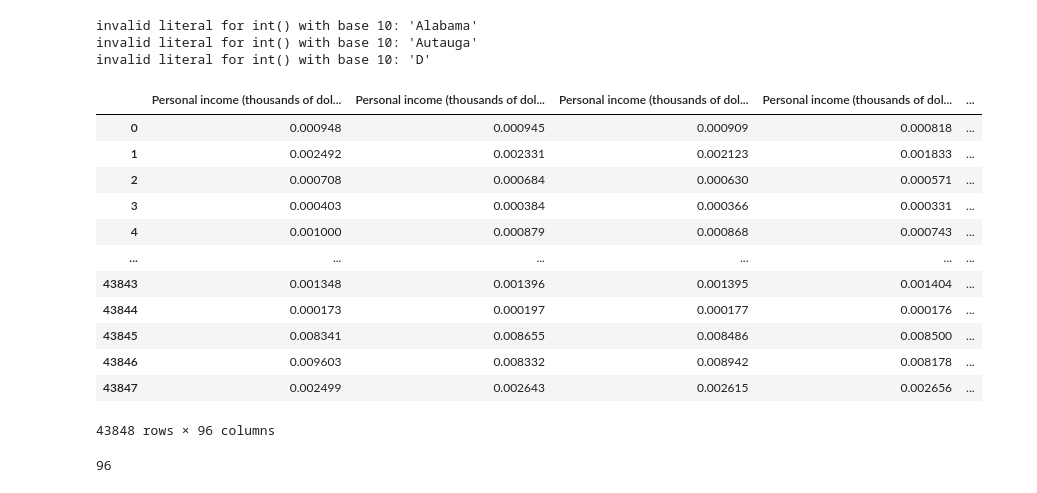
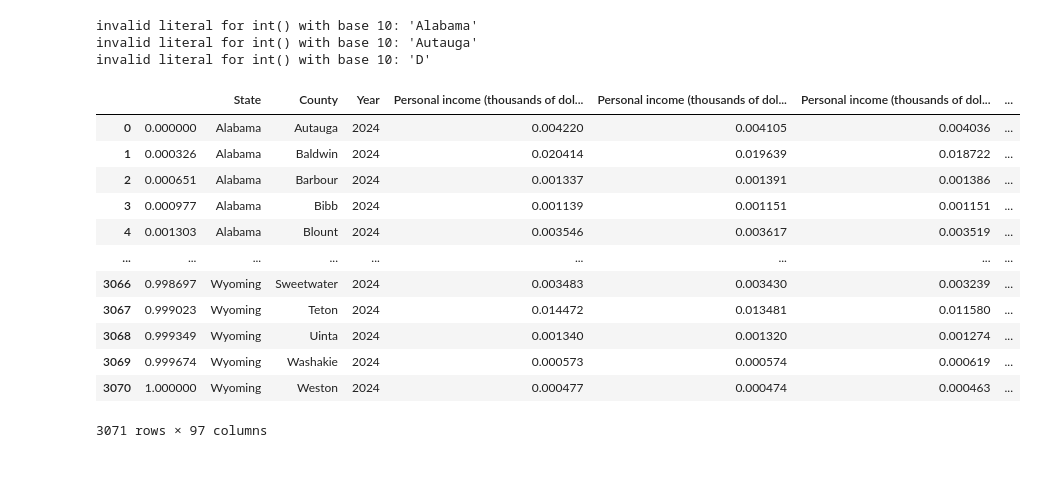
Before and after one commit to Ex-Nihilo-0-1/349-Final-Project, a Jupyter notebook: pipeline.ipynb, the cells around one changed output. Cells and saved outputs as stored; diff of their text form; code cells hidden in the pictures.

```diff
--- a/pipeline.ipynb
+++ b/pipeline.ipynb
@@ -367,7 +352,7 @@ populations = [df['Population (persons) 1/YR-1'],
             df['Population (persons) 1/YR-2'],
             df['Population (persons) 1/YR-3'],
             df['Population (persons) 1/YR-4']]
-fips = df['GeoFIPS']
+fips = df['GeoFIPS']4
 df.drop(columns = "Population (persons) 1/YR-1", inplace=True)
 df.drop(columns = "Population (persons) 1/YR-2", inplace=True)
 df.drop(columns = "Population (persons) 1/YR-3", inplace=True)
@@ -409,24 +394,20 @@ df.to_csv(filename)
 invalid literal for int() with base 10: 'Alabama'
 invalid literal for int() with base 10: 'Autauga'
 invalid literal for int() with base 10: 'D'
-# %%
-filename = datetime.datetime.now().__str__()
-df[df.columns[4:-1]]
-# %% [output]
-|  | Personal income (thousands of dol... | Personal income (thousands of dol... | Personal income (thousands of dol... | Personal income (thousands of dol... | ... |
-| 0 | 0.000948 | 0.000945 | 0.000909 | 0.000818 | ... |
-| 1 | 0.002492 | 0.002331 | 0.002123 | 0.001833 | ... |
-| 2 | 0.000708 | 0.000684 | 0.000630 | 0.000571 | ... |
-| 3 | 0.000403 | 0.000384 | 0.000366 | 0.000331 | ... |
-| 4 | 0.001000 | 0.000879 | 0.000868 | 0.000743 | ... |
-| ... | ... | ... | ... | ... | ... |
-| 43843 | 0.001348 | 0.001396 | 0.001395 | 0.001404 | ... |
-| 43844 | 0.000173 | 0.000197 | 0.000177 | 0.000176 | ... |
-| 43845 | 0.008341 | 0.008655 | 0.008486 | 0.008500 | ... |
-| 43846 | 0.009603 | 0.008332 | 0.008942 | 0.008178 | ... |
-| 43847 | 0.002499 | 0.002643 | 0.002615 | 0.002656 | ... |
-43848 rows × 96 columns
-# %%
-len(list(read_data('training_data_extended.csv')[0].values())[5:-1])
-# %% [output]
-96
+# %%
+df_2024 = df
+df_2024
+# %% [output]
+|  |  | State | County | Year | Personal income (thousands of dol... | Personal income (thousands of dol... | Personal income (thousands of dol... | ... |
+| 0 | 0.000000 | Alabama | Autauga | 2024 | 0.004220 | 0.004105 | 0.004036 | ... |
+| 1 | 0.000326 | Alabama | Baldwin | 2024 | 0.020414 | 0.019639 | 0.018722 | ... |
+| 2 | 0.000651 | Alabama | Barbour | 2024 | 0.001337 | 0.001391 | 0.001386 | ... |
+| 3 | 0.000977 | Alabama | Bibb | 2024 | 0.001139 | 0.001151 | 0.001151 | ... |
+| 4 | 0.001303 | Alabama | Blount | 2024 | 0.003546 | 0.003617 | 0.003519 | ... |
+| ... | ... | ... | ... | ... | ... | ... | ... | ... |
+| 3066 | 0.998697 | Wyoming | Sweetwater | 2024 | 0.003483 | 0.003430 | 0.003239 | ... |
+| 3067 | 0.999023 | Wyoming | Teton | 2024 | 0.014472 | 0.013481 | 0.011580 | ... |
+| 3068 | 0.999349 | Wyoming | Uinta | 2024 | 0.001340 | 0.001320 | 0.001274 | ... |
+| 3069 | 0.999674 | Wyoming | Washakie | 2024 | 0.000573 | 0.000574 | 0.000619 | ... |
+| 3070 | 1.000000 | Wyoming | Weston | 2024 | 0.000477 | 0.000474 | 0.000463 | ... |
+3071 rows × 97 columns
```
Also changed, not shown: parts of 5 cells of this notebook, 28 other files.
